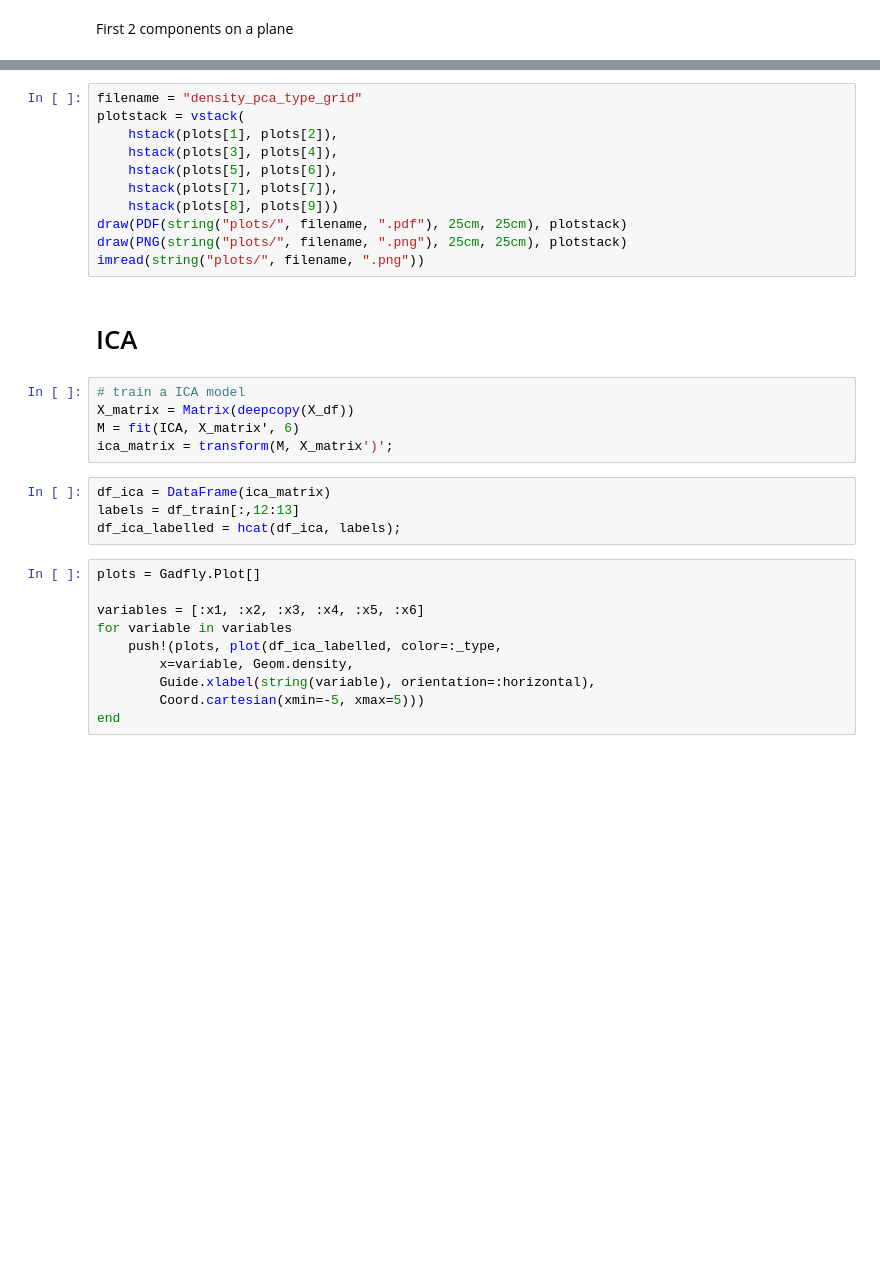
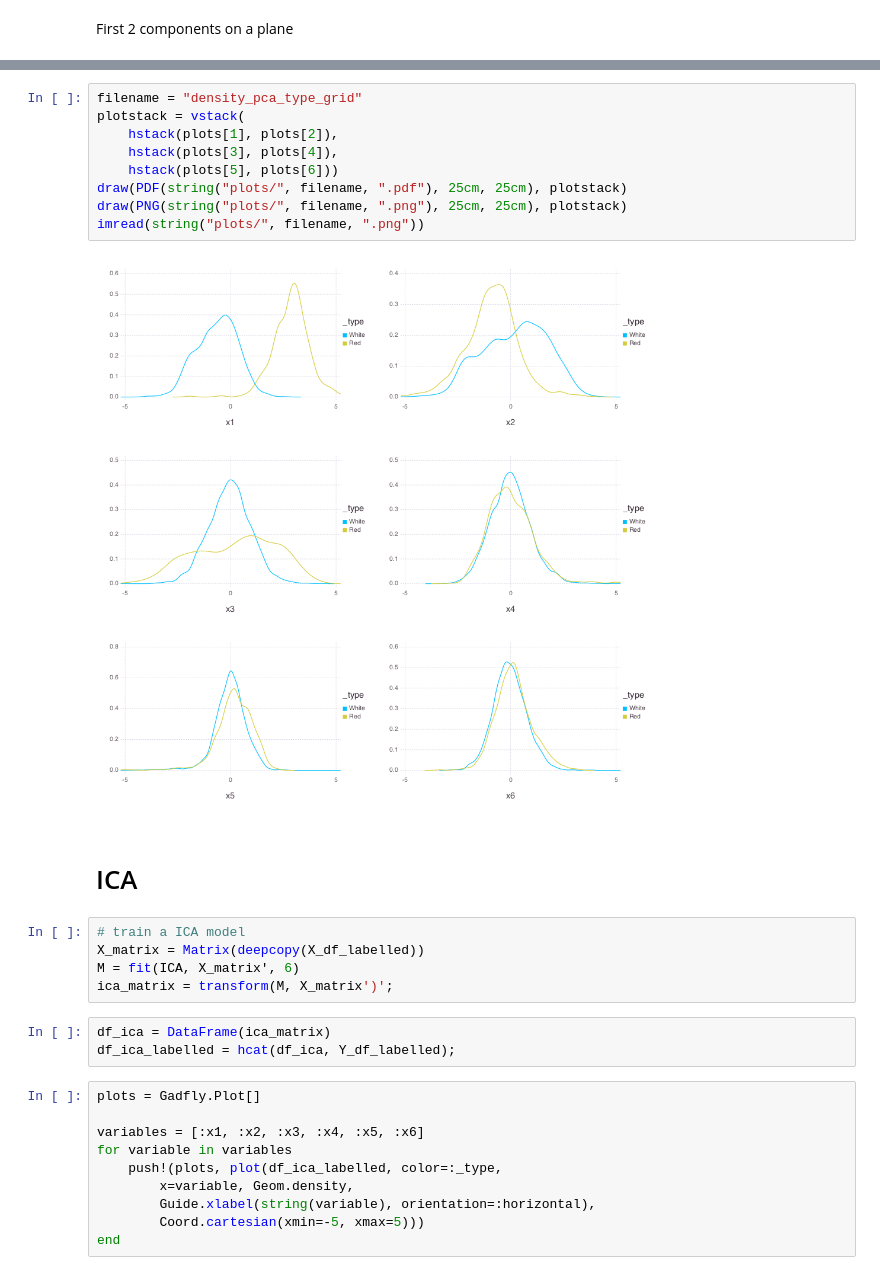
Before and after one commit to cle-ment/aalto-machine-learning-basics, a Jupyter notebook: regression_backprop.ipynb, the cells around one changed output, grey strips where cells are left out. Drawn from its saved outputs; the diff is of its cells as text; blank space fills up the shorter version.

```diff
--- a/regression_backprop.ipynb
+++ b/regression_backprop.ipynb
@@ -382,25 +394,24 @@ end
 # %%
 filename = "density_pca_type_grid"
 plotstack = vstack(
     hstack(plots[1], plots[2]),
     hstack(plots[3], plots[4]),
-    hstack(plots[5], plots[6]),
-    hstack(plots[7], plots[7]),
-    hstack(plots[8], plots[9]))
+    hstack(plots[5], plots[6]))
 draw(PDF(string("plots/", filename, ".pdf"), 25cm, 25cm), plotstack)
 draw(PNG(string("plots/", filename, ".png"), 25cm, 25cm), plotstack)
 imread(string("plots/", filename, ".png"))
+# %% [output]
+[figure, added]
 # %% [markdown]
 # ICA
 # %%
 # train a ICA model
-X_matrix = Matrix(deepcopy(X_df))
+X_matrix = Matrix(deepcopy(X_df_labelled))
 M = fit(ICA, X_matrix', 6)
 ica_matrix = transform(M, X_matrix')';
 # %%
 df_ica = DataFrame(ica_matrix)
-labels = df_train[:,12:13]
-df_ica_labelled = hcat(df_ica, labels);
+df_ica_labelled = hcat(df_ica, Y_df_labelled);
 # %%
 plots = Gadfly.Plot[]
 
```
Also changed, not shown: parts of 88 cells of this notebook, 1 other file.
